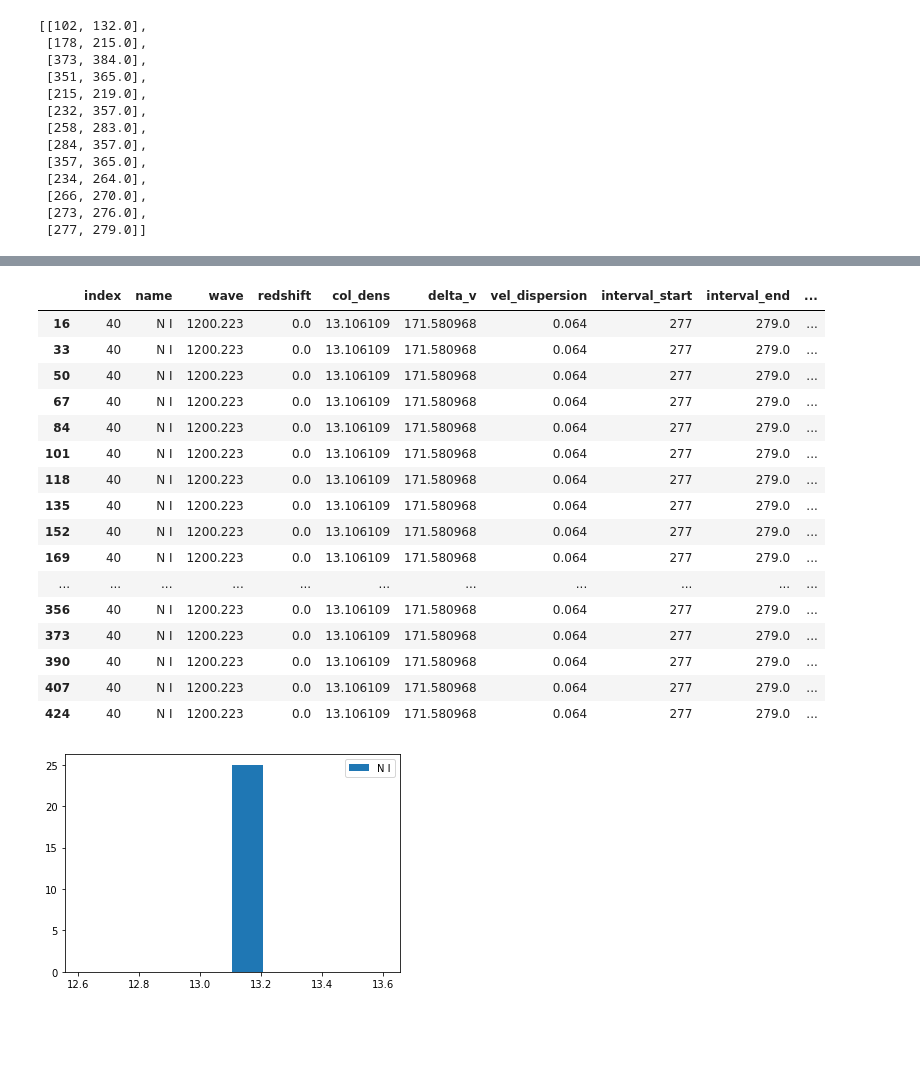
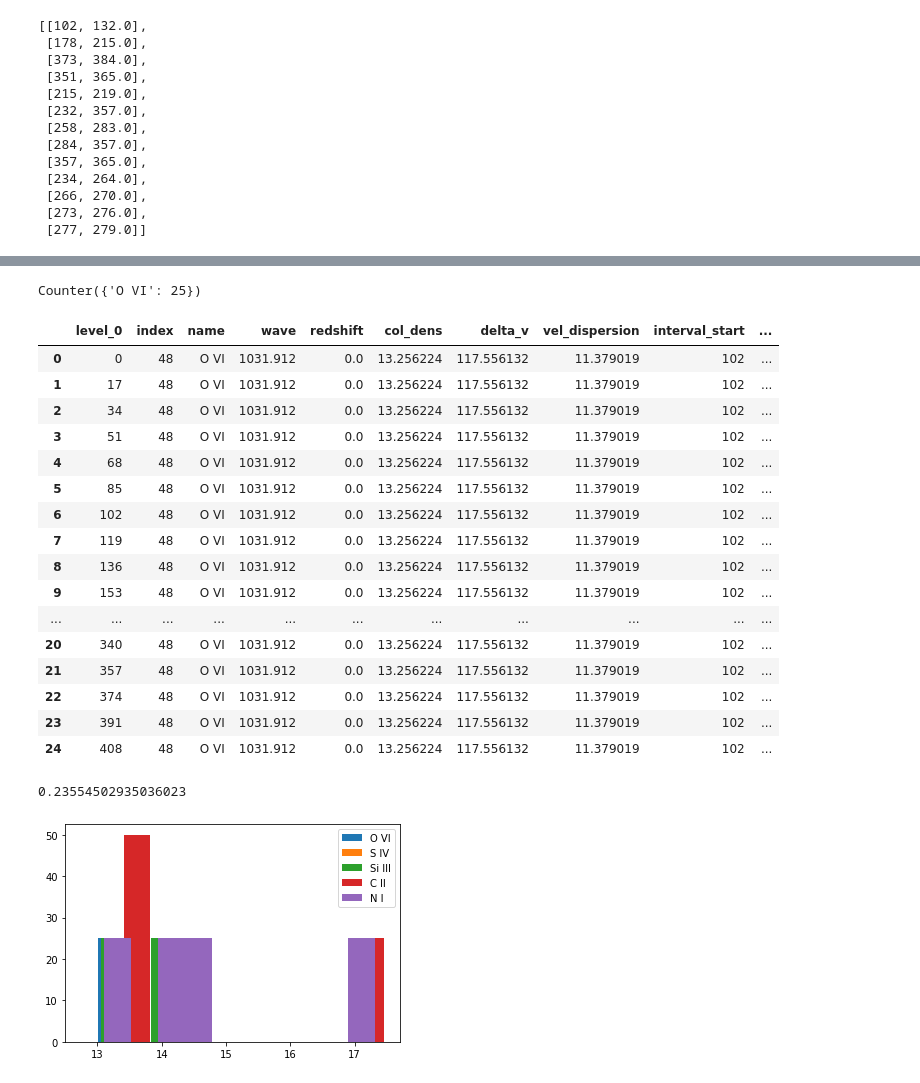
Before and after one commit to tairaeli/trident_uncertainty, a Jupyter notebook: testing_mods/SolAb/scripts/hist4.ipynb, the cells around one changed output, grey strips where cells are left out. Cells and saved outputs as stored; diff of their text form; code cells hidden in the pictures; blank space fills up the shorter version.

Commit message:
smol changes..hists are still weird but now we can do one line for loops....kind of

```diff
--- a/testing_mods/SolAb/scripts/hist4.ipynb
+++ b/testing_mods/SolAb/scripts/hist4.ipynb
@@ -100,21 +144,34 @@ index_list
 # %%
-master_df[master_df['interval_start'] == 277]
+test_df = master_df[(master_df['interval_start'] >= 100) & (master_df['interval_end'] <= 150)]
+name_list = []
+for name in test_df['name']:
+    name_list.append(name)
+
+print(collections.Counter(name_list))
+test_df.reset_index(inplace=True)
+
+test_df
 # %% [output]
+Counter({'O VI': 25})
-|  | index | name | wave | redshift | col_dens | delta_v | vel_dispersion | interval_start | interval_end | ... |
-| 16 | 40 | N I | 1200.223 | 0.0 | 13.106109 | 171.580968 | 0.064 | 277 | 279.0 | ... |
-| 33 | 40 | N I | 1200.223 | 0.0 | 13.106109 | 171.580968 | 0.064 | 277 | 279.0 | ... |
-| 50 | 40 | N I | 1200.223 | 0.0 | 13.106109 | 171.580968 | 0.064 | 277 | 279.0 | ... |
-| 67 | 40 | N I | 1200.223 | 0.0 | 13.106109 | 171.580968 | 0.064 | 277 | 279.0 | ... |
-| 84 | 40 | N I | 1200.223 | 0.0 | 13.106109 | 171.580968 | 0.064 | 277 | 279.0 | ... |
-| 101 | 40 | N I | 1200.223 | 0.0 | 13.106109 | 171.580968 | 0.064 | 277 | 279.0 | ... |
-| 118 | 40 | N I | 1200.223 | 0.0 | 13.106109 | 171.580968 | 0.064 | 277 | 279.0 | ... |
-| 135 | 40 | N I | 1200.223 | 0.0 | 13.106109 | 171.580968 | 0.064 | 277 | 279.0 | ... |
-| 152 | 40 | N I | 1200.223 | 0.0 | 13.106109 | 171.580968 | 0.064 | 277 | 279.0 | ... |
-| 169 | 40 | N I | 1200.223 | 0.0 | 13.106109 | 171.580968 | 0.064 | 277 | 279.0 | ... |
+|  | level_0 | index | name | wave | redshift | col_dens | delta_v | vel_dispersion | interval_start | ... |
+| 0 | 0 | 48 | O VI | 1031.912 | 0.0 | 13.256224 | 117.556132 | 11.379019 | 102 | ... |
+| 1 | 17 | 48 | O VI | 1031.912 | 0.0 | 13.256224 | 117.556132 | 11.379019 | 102 | ... |
+| 2 | 34 | 48 | O VI | 1031.912 | 0.0 | 13.256224 | 117.556132 | 11.379019 | 102 | ... |
+| 3 | 51 | 48 | O VI | 1031.912 | 0.0 | 13.256224 | 117.556132 | 11.379019 | 102 | ... |
+| 4 | 68 | 48 | O VI | 1031.912 | 0.0 | 13.256224 | 117.556132 | 11.379019 | 102 | ... |
+| 5 | 85 | 48 | O VI | 1031.912 | 0.0 | 13.256224 | 117.556132 | 11.379019 | 102 | ... |
+| 6 | 102 | 48 | O VI | 1031.912 | 0.0 | 13.256224 | 117.556132 | 11.379019 | 102 | ... |
+| 7 | 119 | 48 | O VI | 1031.912 | 0.0 | 13.256224 | 117.556132 | 11.379019 | 102 | ... |
+| 8 | 136 | 48 | O VI | 1031.912 | 0.0 | 13.256224 | 117.556132 | 11.379019 | 102 | ... |
+| 9 | 153 | 48 | O VI | 1031.912 | 0.0 | 13.256224 | 117.556132 | 11.379019 | 102 | ... |
 | ... | ... | ... | ... | ... | ... | ... | ... | ... | ... | ... |
-| 356 | 40 | N I | 1200.223 | 0.0 | 13.106109 | 171.580968 | 0.064 | 277 | 279.0 | ... |
-| 373 | 40 | N I | 1200.223 | 0.0 | 13.106109 | 171.580968 | 0.064 | 277 | 279.0 | ... |
-| 390 | 40 | N I | 1200.223 | 0.0 | 13.106109 | 171.580968 | 0.064 | 277 | 279.0 | ... |
-| 407 | 40 | N I | 1200.223 | 0.0 | 13.106109 | 171.580968 | 0.064 | 277 | 279.0 | ... |
-| 424 | 40 | N I | 1200.223 | 0.0 | 13.106109 | 171.580968 | 0.064 | 277 | 279.0 | ... |
+| 20 | 340 | 48 | O VI | 1031.912 | 0.0 | 13.256224 | 117.556132 | 11.379019 | 102 | ... |
+| 21 | 357 | 48 | O VI | 1031.912 | 0.0 | 13.256224 | 117.556132 | 11.379019 | 102 | ... |
+| 22 | 374 | 48 | O VI | 1031.912 | 0.0 | 13.256224 | 117.556132 | 11.379019 | 102 | ... |
+| 23 | 391 | 48 | O VI | 1031.912 | 0.0 | 13.256224 | 117.556132 | 11.379019 | 102 | ... |
+| 24 | 408 | 48 | O VI | 1031.912 | 0.0 | 13.256224 | 117.556132 | 11.379019 | 102 | ... |
+# %%
+np.log(test_df['metallicity'][1])
+# %% [output]
+0.23554502935036023
 # %%
@@ -122,6 +179,6 @@ exab_df = master_df[master_df['interval_start'] == 277]
 exab_df.reset_index(inplace=True)
 # %%
-def hist_plot(absorber_df, thing_we_care_about):
+def hist_plot(absorber_df, thing_we_care_about, xleft=13.0, xright=13.6, lims=False):
     """
     FUNCTION ASSUMES ABSORBER DATAFRAME INDICES HAVE ALREADY BEEN RESET TO START AT 0!!
     """
@@ -139,9 +196,14 @@ def hist_plot(absorber_df, thing_we_care_about):
         for index in range(len(absorber_df)):
             if absorber_df['name'][index] == ion:
                 dic[ion].append(absorber_df[thing_we_care_about][index])
+#         print(dic[ion])
         plt.hist(dic[ion], label=ion)
+        if lims is not False:
+            plt.xlim(xleft, xright)
     plt.legend()
+
+    return dic
 # %%
-hist_plot(exab_df, 'col_dens')
+dic=hist_plot(test_df, 'col_dens')
 # %% [output]
-[figure, old version]
+[figure, new version]
```
Also changed, not shown: parts of 10 cells of this notebook, 1 other file.
